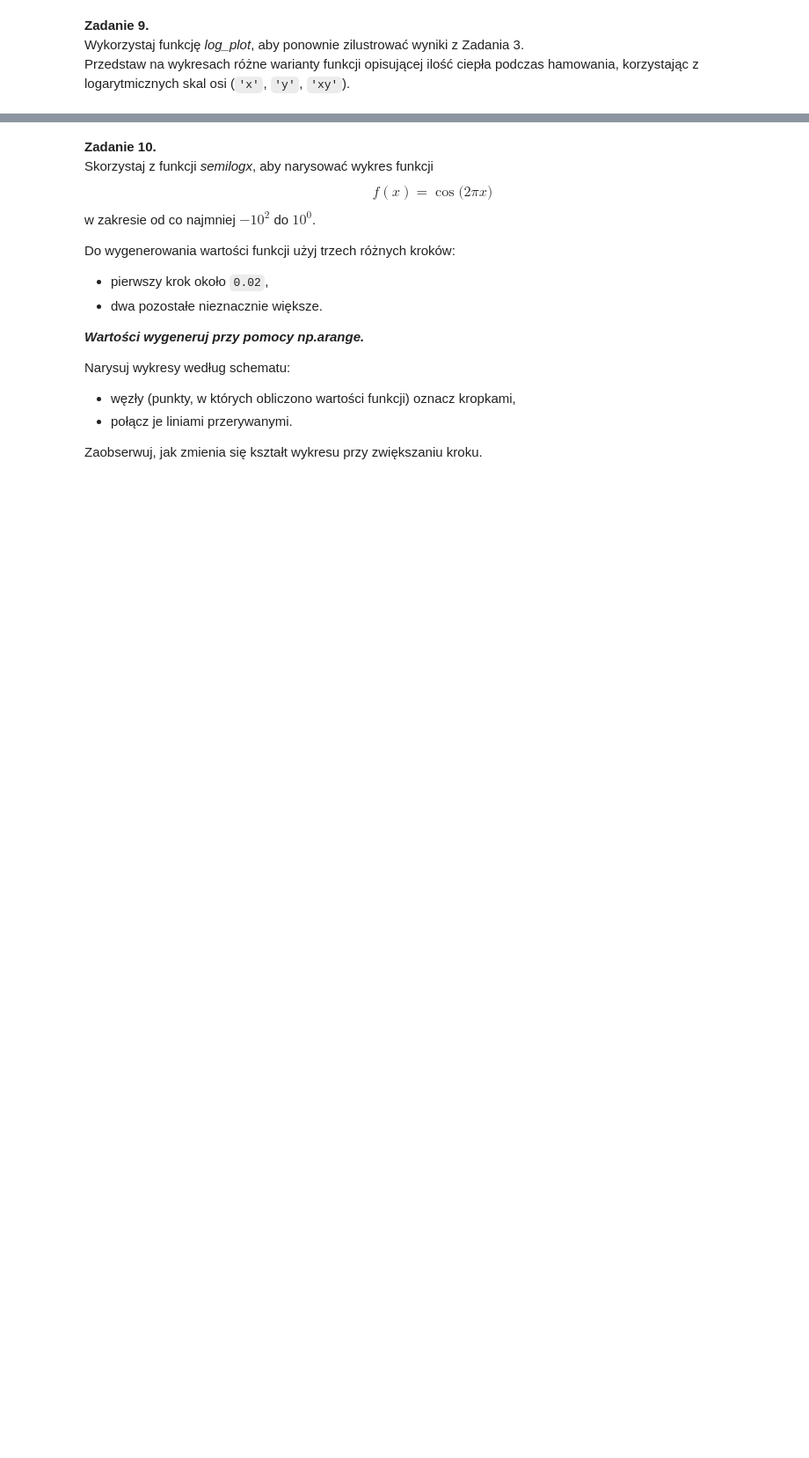
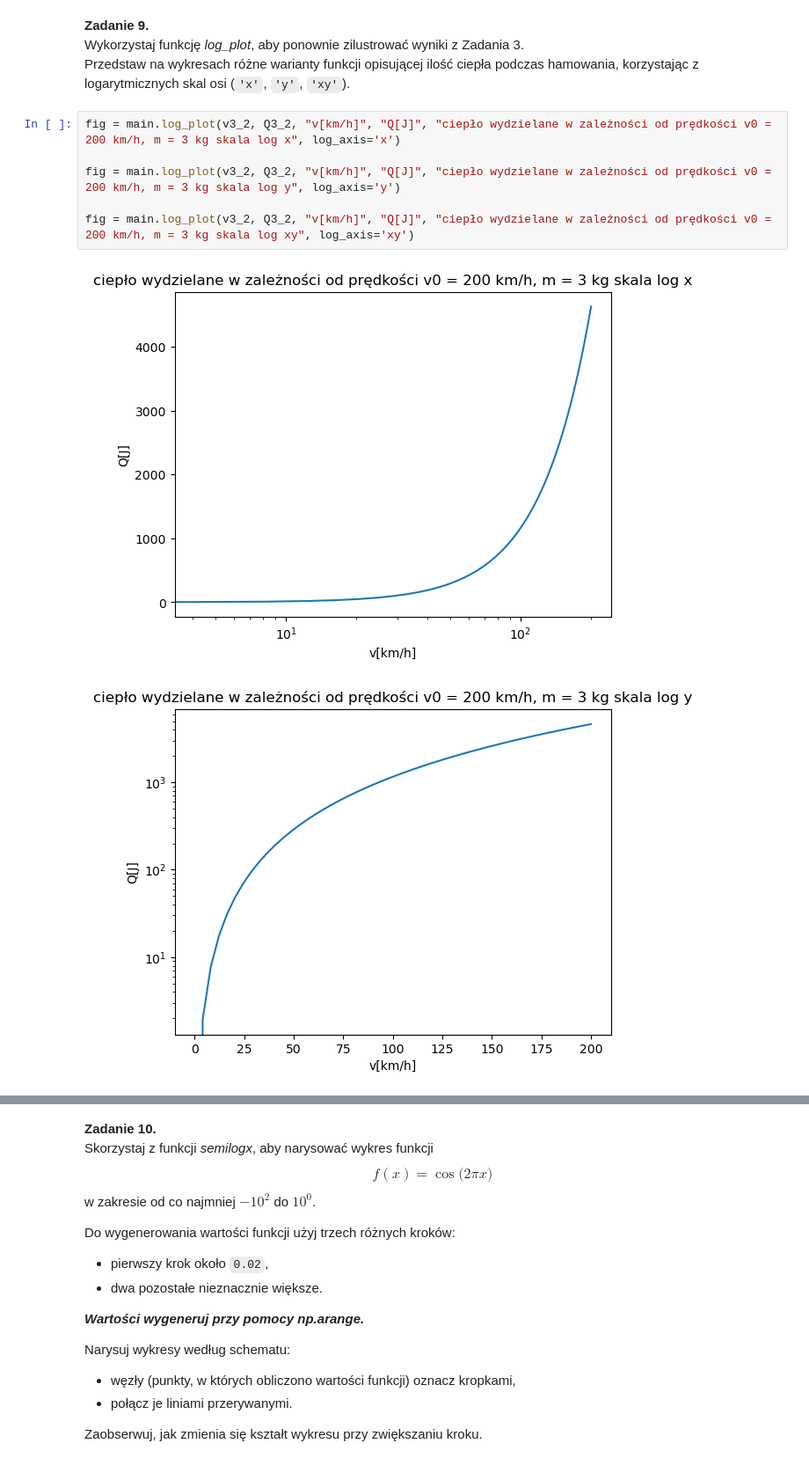
Before and after one commit to Maciej-Palka/MN-lab2, a Jupyter notebook: sprawozdanie.ipynb, the cells around one changed output, grey strips where cells are left out. Shown: that part at 88% size. Drawn from its saved outputs; the diff is of its cells as text; blank space fills up the shorter version.

```diff
--- a/sprawozdanie.ipynb
+++ b/sprawozdanie.ipynb
@@ -208,3 +287,12 @@ Dodatkowo użytkownik ma mieć możliwość ustawienia parametrów:
 **Zadanie 9.**
 Wykorzystaj funkcję *log_plot*, aby ponownie zilustrować wyniki z Zadania 3.
 Przedstaw na wykresach różne warianty funkcji opisującej ilość ciepła podczas hamowania, korzystając z logarytmicznych skal osi (`'x'`, `'y'`, `'xy'`).
+# %%
+fig = main.log_plot(v3_2, Q3_2, "v[km/h]", "Q[J]", "ciepło wydzielane w zależności od prędkości v0 = 200 km/h, m = 3 kg skala log x", log_axis='x')
+
+fig = main.log_plot(v3_2, Q3_2, "v[km/h]", "Q[J]", "ciepło wydzielane w zależności od prędkości v0 = 200 km/h, m = 3 kg skala log y", log_axis='y')
+
+fig = main.log_plot(v3_2, Q3_2, "v[km/h]", "Q[J]", "ciepło wydzielane w zależności od prędkości v0 = 200 km/h, m = 3 kg skala log xy", log_axis='xy')
+# %% [output]
+[figure, added]
+[figure, added]
```
Also changed, not shown: parts of 7 cells of this notebook, 1 other file.
